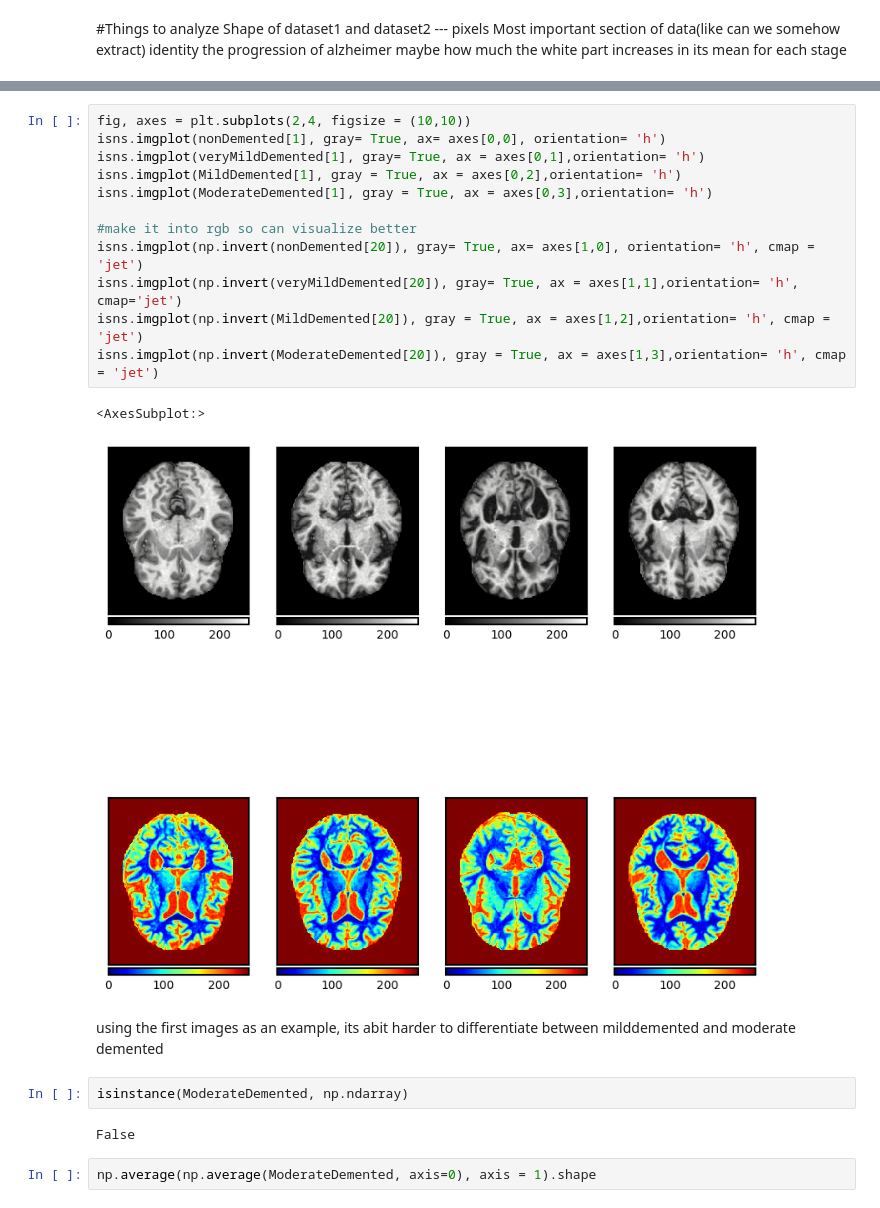
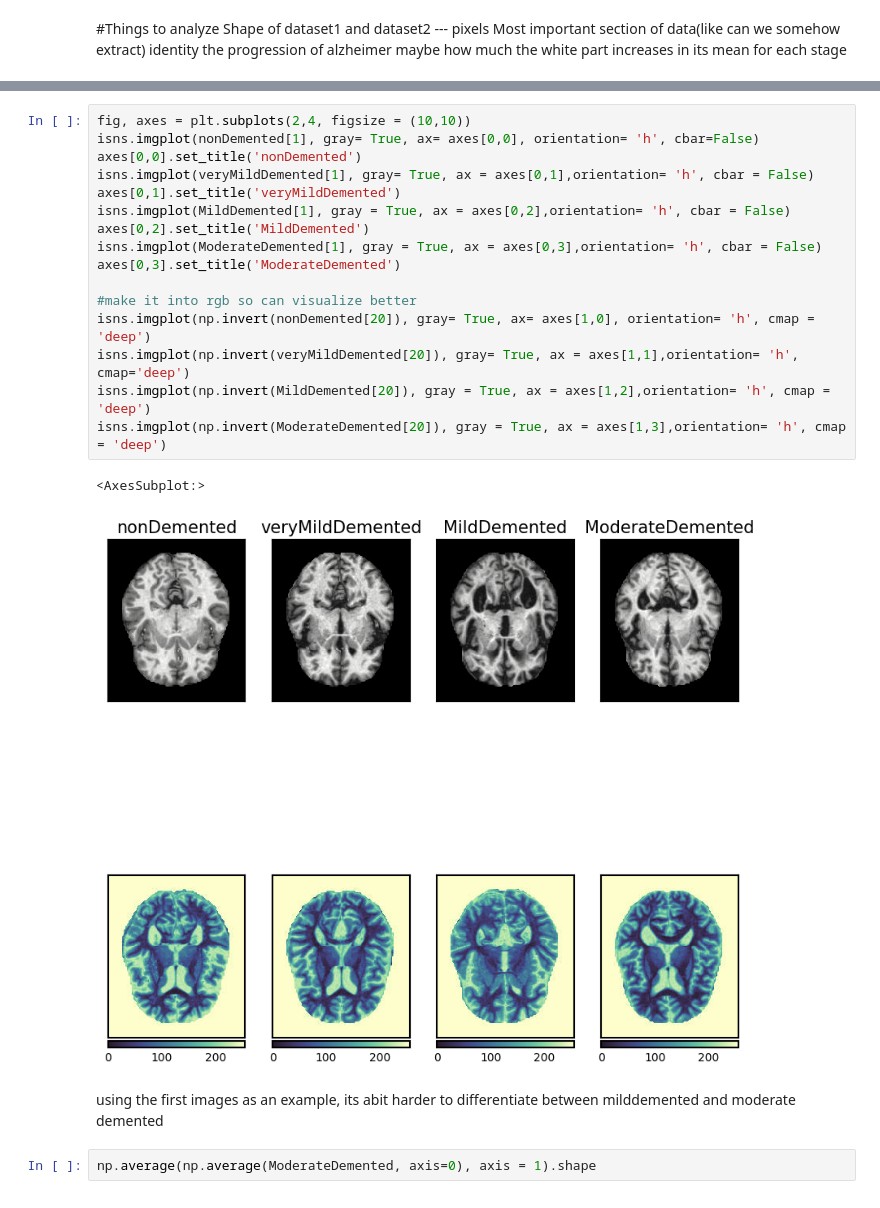
Before and after one commit to Shiraishie/Alzheimer-Detection, a Jupyter notebook: Alzheimer.ipynb, the cells around one changed output, grey strips where cells are left out. Saved outputs shown, nothing was run; the diff lists cells and outputs as text.

```diff
--- a/Alzheimer.ipynb
+++ b/Alzheimer.ipynb
@@ -53,24 +144,24 @@ identity the progression of alzheimer maybe how much the white part increases in
 # %%
 fig, axes = plt.subplots(2,4, figsize = (10,10))
-isns.imgplot(nonDemented[1], gray= True, ax= axes[0,0], orientation= 'h')
-isns.imgplot(veryMildDemented[1], gray= True, ax = axes[0,1],orientation= 'h')
-isns.imgplot(MildDemented[1], gray = True, ax = axes[0,2],orientation= 'h')
-isns.imgplot(ModerateDemented[1], gray = True, ax = axes[0,3],orientation= 'h')
+isns.imgplot(nonDemented[1], gray= True, ax= axes[0,0], orientation= 'h', cbar=False)
+axes[0,0].set_title('nonDemented')
+isns.imgplot(veryMildDemented[1], gray= True, ax = axes[0,1],orientation= 'h', cbar = False)
+axes[0,1].set_title('veryMildDemented')
+isns.imgplot(MildDemented[1], gray = True, ax = axes[0,2],orientation= 'h', cbar = False)
+axes[0,2].set_title('MildDemented')
+isns.imgplot(ModerateDemented[1], gray = True, ax = axes[0,3],orientation= 'h', cbar = False)
+axes[0,3].set_title('ModerateDemented')
 
 #make it into rgb so can visualize better
-isns.imgplot(np.invert(nonDemented[20]), gray= True, ax= axes[1,0], orientation= 'h', cmap = 'jet')
-isns.imgplot(np.invert(veryMildDemented[20]), gray= True, ax = axes[1,1],orientation= 'h', cmap='jet')
-isns.imgplot(np.invert(MildDemented[20]), gray = True, ax = axes[1,2],orientation= 'h', cmap = 'jet')
-isns.imgplot(np.invert(ModerateDemented[20]), gray = True, ax = axes[1,3],orientation= 'h', cmap = 'jet')
+isns.imgplot(np.invert(nonDemented[20]), gray= True, ax= axes[1,0], orientation= 'h', cmap = 'deep')
+isns.imgplot(np.invert(veryMildDemented[20]), gray= True, ax = axes[1,1],orientation= 'h', cmap='deep')
+isns.imgplot(np.invert(MildDemented[20]), gray = True, ax = axes[1,2],orientation= 'h', cmap = 'deep')
+isns.imgplot(np.invert(ModerateDemented[20]), gray = True, ax = axes[1,3],orientation= 'h', cmap = 'deep')
 # %% [output]
 <AxesSubplot:>
-[figure, old version]
+[figure, new version]
 # %% [markdown]
 using the first images as an example, its abit harder to differentiate between milddemented and moderate demented
-# %%
-isinstance(ModerateDemented, np.ndarray)
-# %% [output]
-False
 # %%
 np.average(np.average(ModerateDemented, axis=0), axis = 1).shape
 # %% [output]
```
Also changed, not shown: parts of 18 cells of this notebook.
